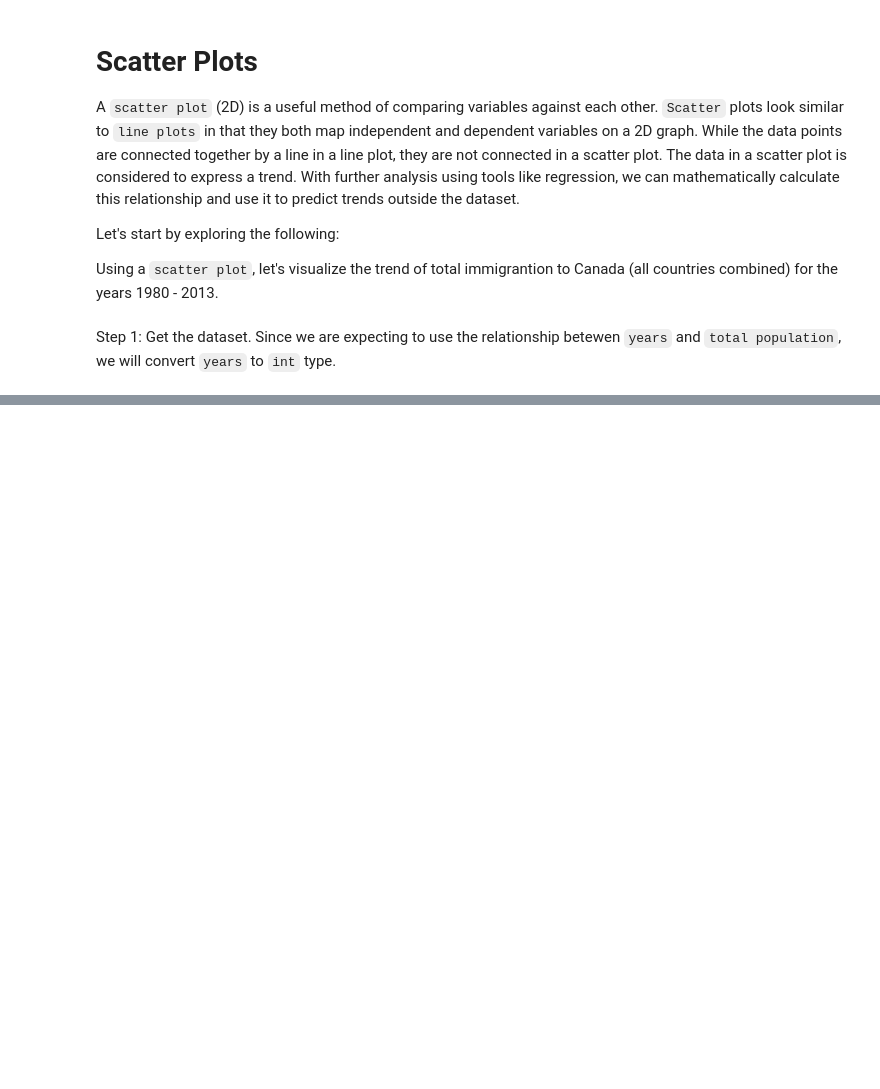
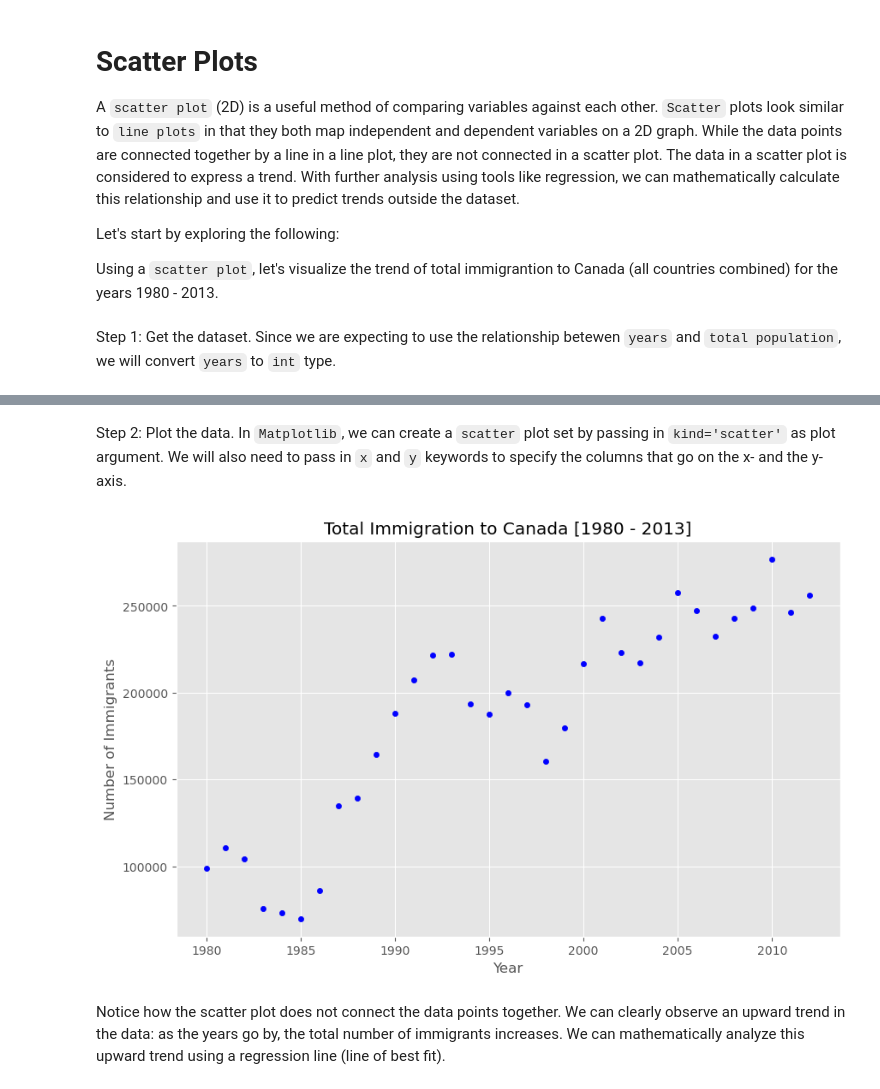
Before and after one commit to DUY2602/IBM-Data-Science, a Jupyter notebook: 8. Data Visualization with Python/Basic & Specialized Visualization tools/pie_chart_box_scatter_bubble_plot.ipynb, the cells around one changed output, grey strips where cells are left out. Cells and saved outputs as stored; diff of their text form; code cells hidden in the pictures; blank space fills up the shorter version.

Commit message:
scatter plot

```diff
--- a/8. Data Visualization with Python/Basic & Specialized Visualization tools/pie_chart_box_scatter_bubble_plot.ipynb
+++ b/8. Data Visualization with Python/Basic & Specialized Visualization tools/pie_chart_box_scatter_bubble_plot.ipynb
@@ -477,3 +477,12 @@ df_tot = pd.DataFrame(df[years].sum(axis=0))
 
 # Change the years to type int (useful for regression later on)
 df_tot.index = map(int, df_tot.index)
+
+# Reset the index to put in back in as a column in the df_tot dataframe
+df_tot.reset_index(inplace=True)
+
+# Rename columns
+df_tot.columns = ['year', 'total']
+
+# View the final dataframe
+df_tot.head()
@@ -479,0 +496,14 @@ df_tot.index = map(int, df_tot.index)
+# %% [markdown]
+Step 2: Plot the data. In `Matplotlib`, we can create a `scatter` plot set by passing in `kind='scatter'` as plot argument. We will also need to pass in `x` and `y` keywords to specify the columns that go on the x- and the y-axis.
+# %%
+df_tot.plot(kind='scatter', x='year', y='total', figsize=(10, 6), color='blue')
+
+plt.title('Total Immigration to Canada [1980 - 2013]')
+plt.xlabel('Year')
+plt.ylabel('Number of Immigrants')
+
+plt.show()
+# %% [output]
+[figure, added]
+# %% [markdown]
+Notice how the scatter plot does not connect the data  points together. We can clearly observe an upward trend in the data: as the years go by, the total number of immigrants increases. We can mathematically analyze this upward trend using a regression line (line of best fit).
```
Also changed, not shown: parts of 22 cells of this notebook.
